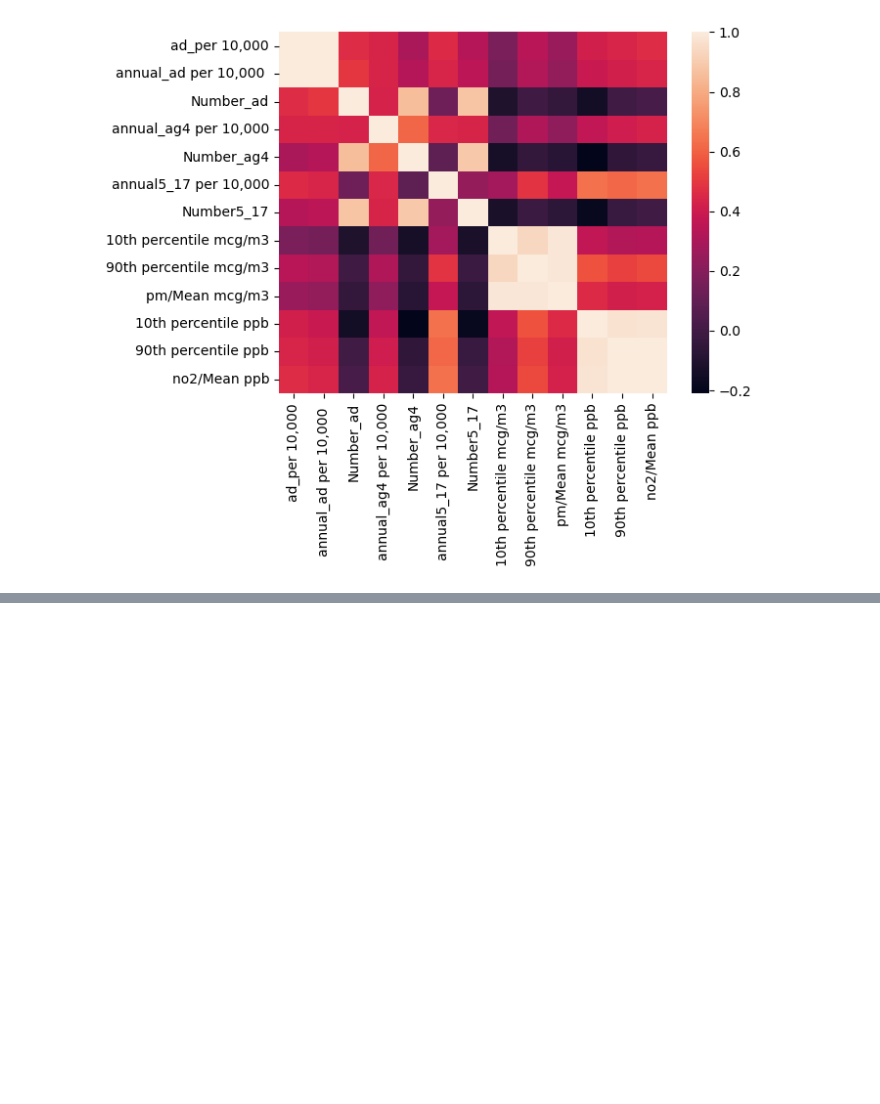
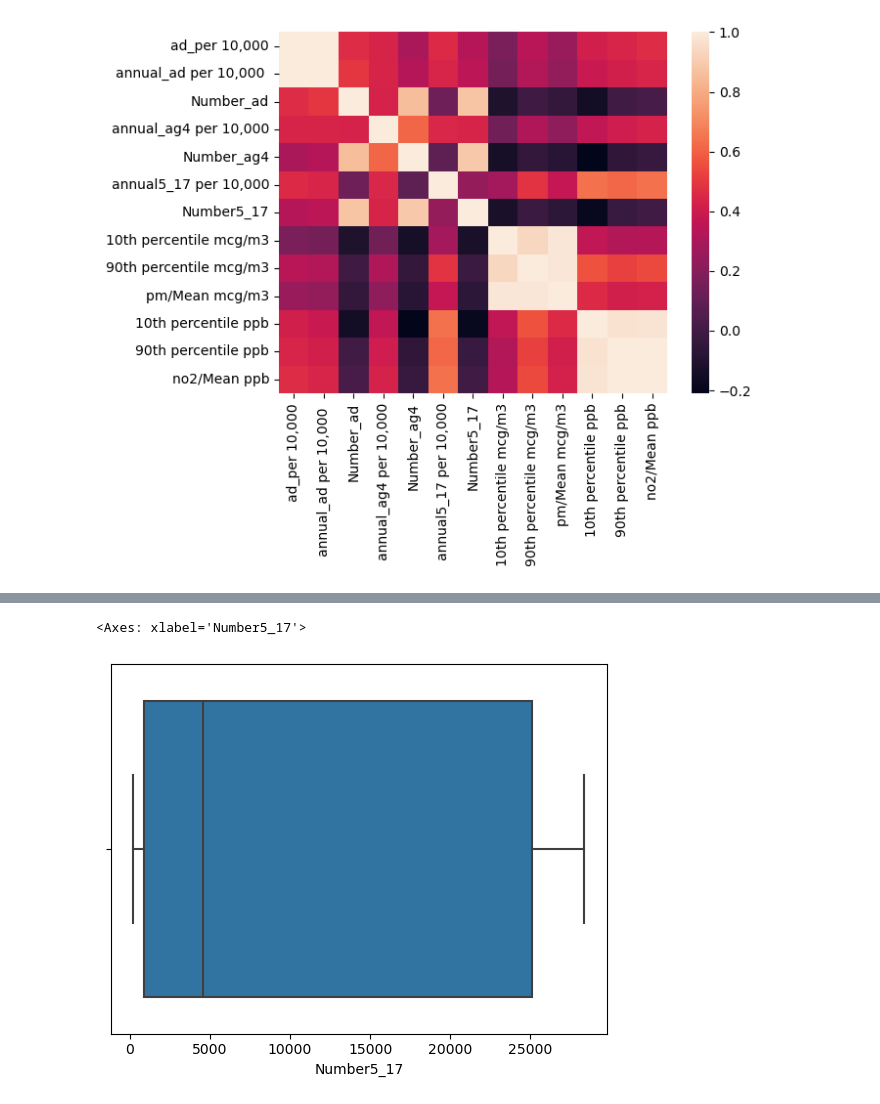
Before and after one commit to Mary080102/Capston-Two, a Jupyter notebook: Air quality- Exploratory Data Analysis.ipynb, the cells around one changed output, grey strips where cells are left out. Drawn from its saved outputs; the diff is of its cells as text; code cells hidden in the pictures; blank space fills up the shorter version.

```diff
--- a/Air quality- Exploratory Data Analysis.ipynb
+++ b/Air quality- Exploratory Data Analysis.ipynb
@@ -136,0 +149,5 @@ sns.heatmap(df_subset.corr())
+# %%
+sns.boxplot(x=df['Number5_17'])
+# %% [output]
+<Axes: xlabel='Number5_17'>
+[figure, added]
```
Also changed, not shown: parts of 4 cells of this notebook.
